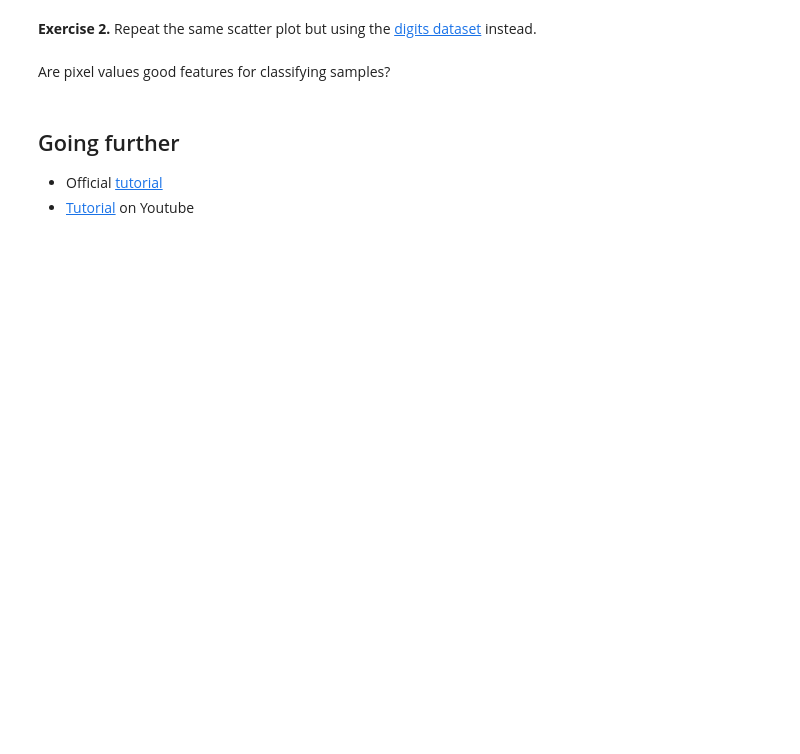
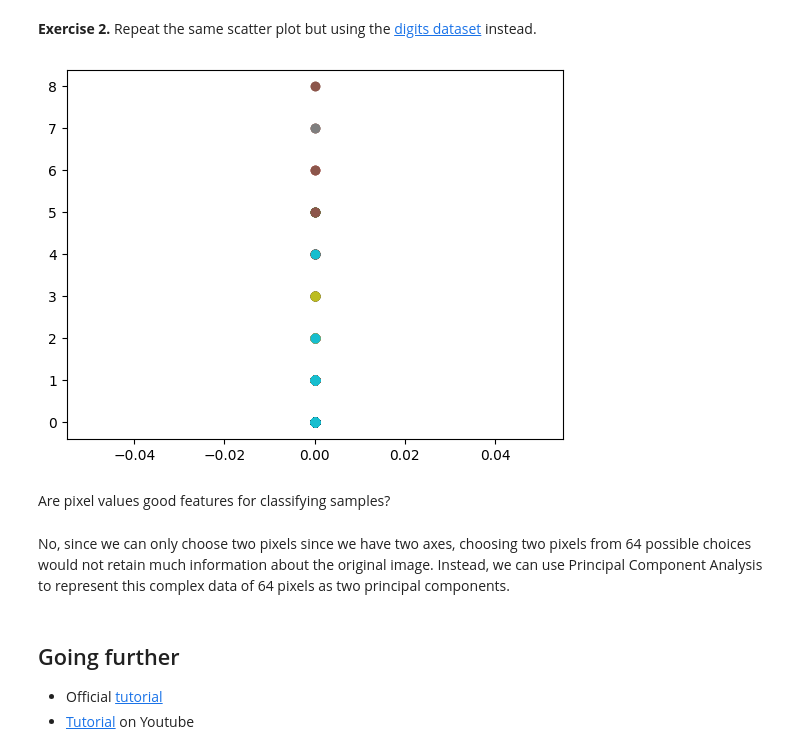
Before and after one commit to Greenstar22/PythonColab, a Jupyter notebook: notebooks/01_python_basics.ipynb, the cells around one changed output. Cells and saved outputs as stored; diff of their text form; code cells hidden in the pictures; blank space fills up the shorter version.

```diff
--- a/notebooks/01_python_basics.ipynb
+++ b/notebooks/01_python_basics.ipynb
@@ -563,5 +579,36 @@ X, y = load_digits(return_X_y=True)
+# %%
+from sklearn.datasets import load_digits
+X, y = load_digits(return_X_y=True)
+
+X_class0 = X[y == 0]
+X_class1 = X[y == 1]
+X_class2 = X[y == 2]
+X_class3 = X[y == 3]
+X_class4 = X[y == 4]
+X_class5 = X[y == 5]
+X_class6 = X[y == 6]
+X_class7 = X[y == 7]
+X_class8 = X[y == 8]
+X_class9 = X[y == 9]
+
+plt.figure()
+plt.scatter(X_class0[:, 0], X_class0[:, 1], label="Class 0", color="C0")
+plt.scatter(X_class1[:, 0], X_class1[:, 1], label="Class 1", color="C1")
+plt.scatter(X_class2[:, 0], X_class2[:, 1], label="Class 2", color="C2")
+plt.scatter(X_class3[:, 0], X_class3[:, 1], label="Class 3", color="C3")
+plt.scatter(X_class4[:, 0], X_class4[:, 1], label="Class 4", color="C4")
+plt.scatter(X_class5[:, 0], X_class5[:, 1], label="Class 5", color="C5")
+plt.scatter(X_class6[:, 0], X_class6[:, 1], label="Class 6", color="C6")
+plt.scatter(X_class7[:, 0], X_class7[:, 1], label="Class 7", color="C7")
+plt.scatter(X_class8[:, 0], X_class8[:, 1], label="Class 8", color="C8")
+plt.scatter(X_class9[:, 0], X_class9[:, 1], label="Class 9", color="C9")
+plt.show()
+# %% [output]
+[figure, added]
 # %% [markdown]
 Are pixel values good features for classifying samples?
+# %% [markdown]
+No, since we can only choose two pixels since we have two axes, choosing two pixels from 64 possible choices would not retain much information about the original image. Instead, we can use Principal Component Analysis to represent this complex data of 64 pixels as two principal components.
 # %% [markdown]
 ## Going further
 
```
Also changed, not shown: parts of 7 cells of this notebook.
